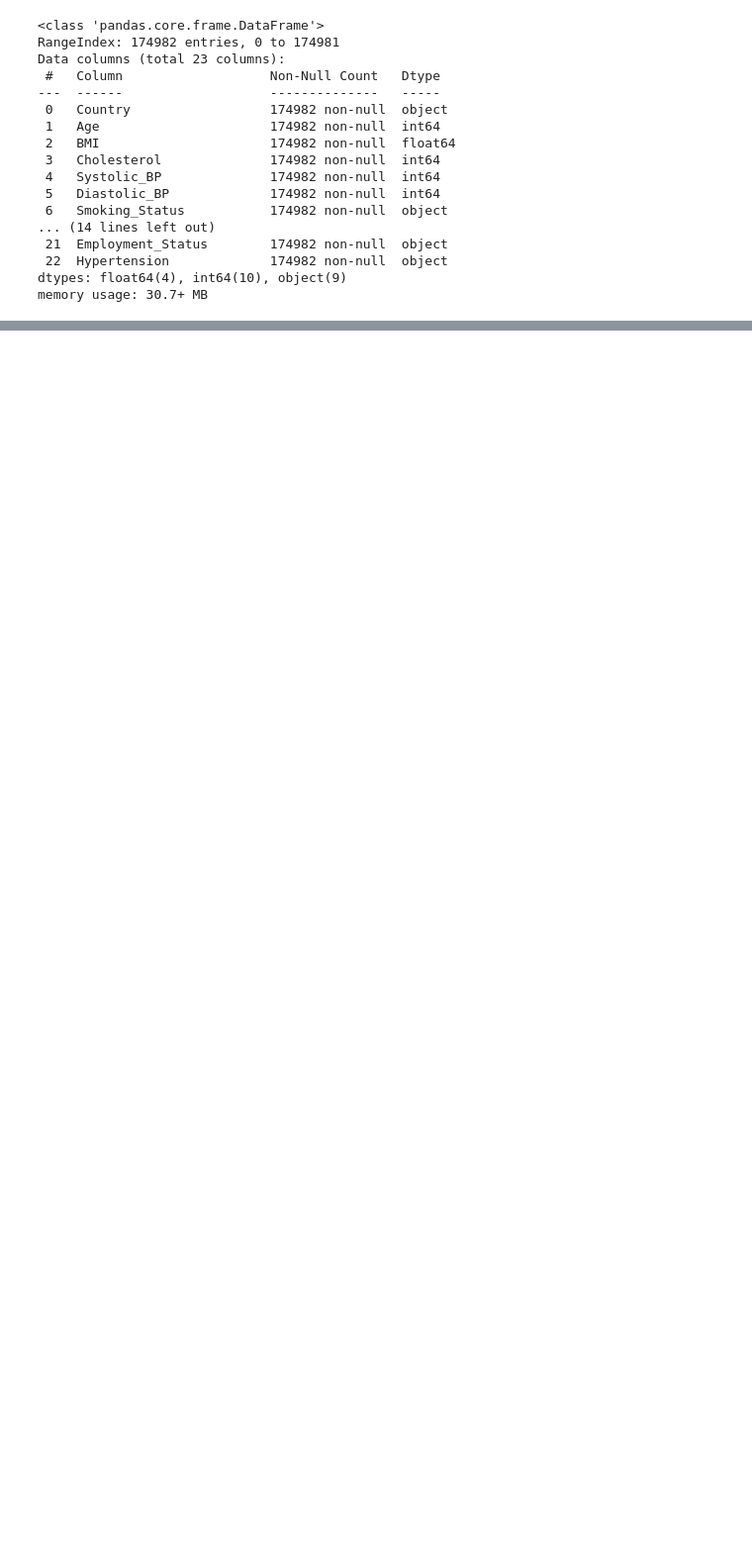
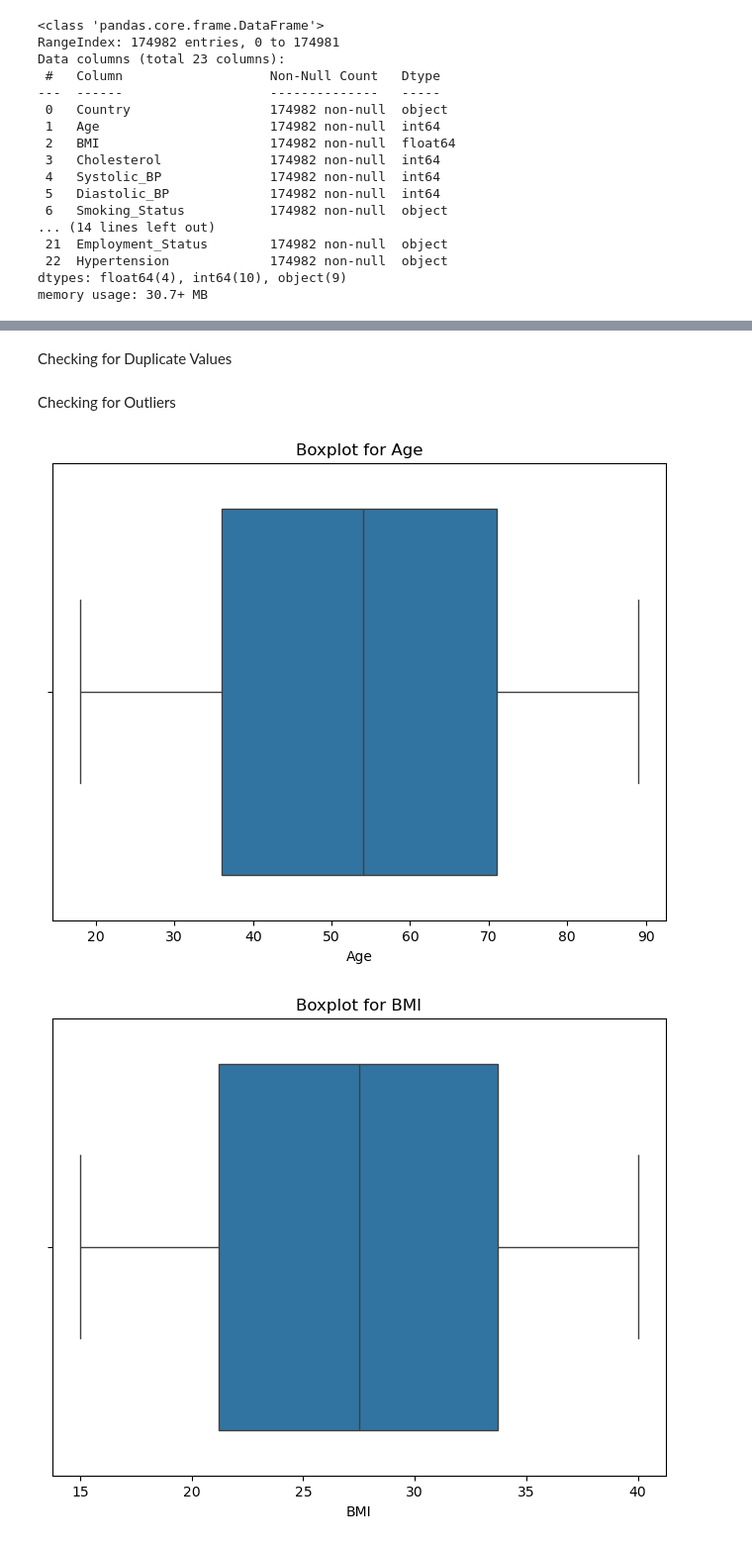
Before and after one commit to keithlaspona/Hypertension-CompStats, a Jupyter notebook: EDA.ipynb, the cells around one changed output, grey strips where cells are left out. Shown at 99% size. Drawn from its saved outputs; the diff is of its cells as text; code cells hidden in the pictures; blank space fills up the shorter version.

```diff
--- a/EDA.ipynb
+++ b/EDA.ipynb
@@ -175,0 +159,20 @@ df_mapped.head()
+# %% [markdown]
+Checking for Duplicate Values
+# %%
+duplicated_values = df.duplicated().sum()
+duplicated_values
+
+df = df.drop_duplicates()
+# %% [markdown]
+Checking for Outliers
+# %%
+# Visualize outliers using boxplots
+numerical_columns = df.select_dtypes(include=['float64', 'int64']).columns
+for col in numerical_columns:
+    plt.figure(figsize=(8, 6))
+    sns.boxplot(x=df[col])
+    plt.title(f'Boxplot for {col}')
+    plt.show()
+# %% [output]
+[figure, added]
+[figure, added]
```
Also changed, not shown: parts of 27 cells of this notebook.
